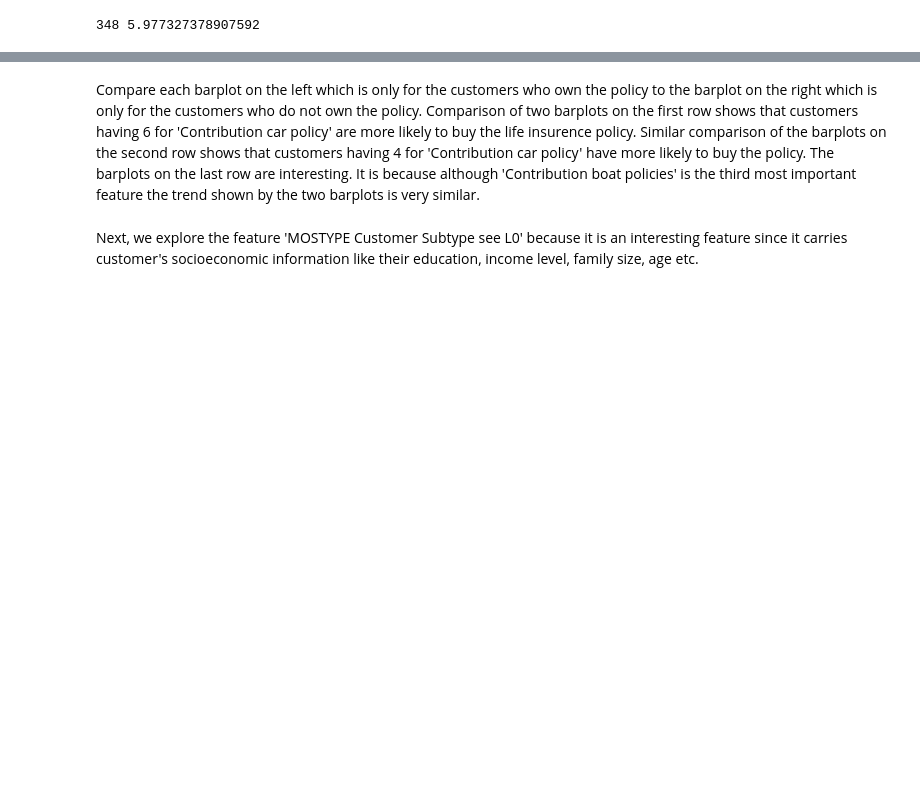
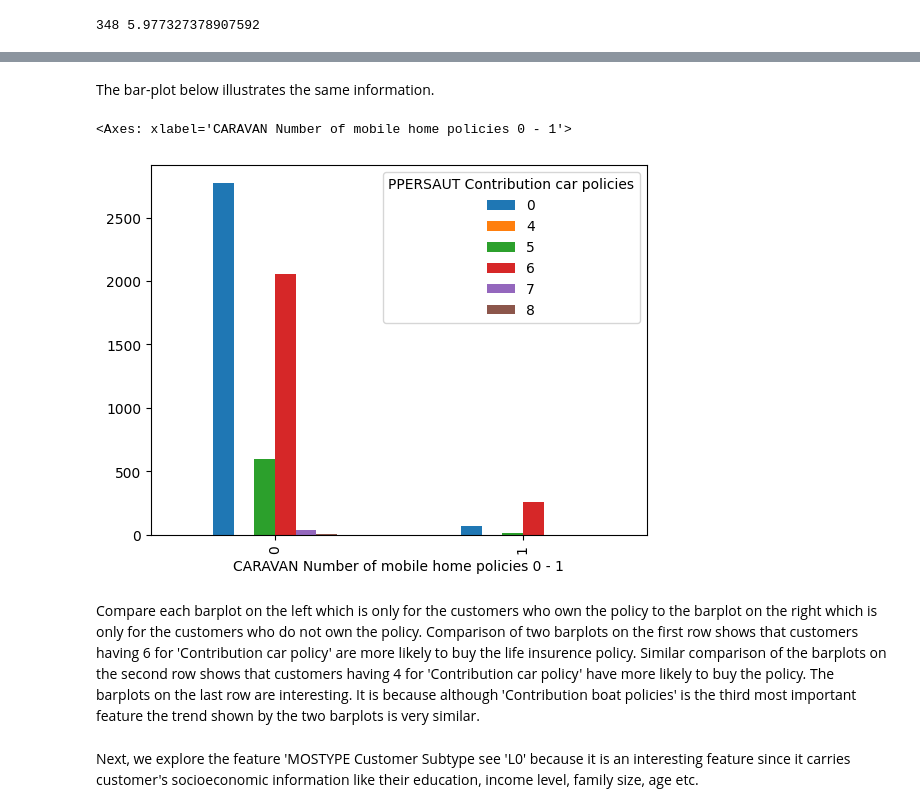
Before and after one commit to sabin413/CoIL-2000-Challenge, a Jupyter notebook: Data preparation and exploratory analysis.ipynb, the cells around one changed output, grey strips where cells are left out. Saved outputs shown, nothing was run; the diff lists cells and outputs as text; code cells hidden in the pictures; blank space fills up the shorter version.

```diff
--- a/Data preparation and exploratory analysis.ipynb
+++ b/Data preparation and exploratory analysis.ipynb
@@ -151,7 +189,15 @@ df_no[ 'PPLEZIER Contribution boat policies'].value_counts(normalize=True).plot.
+# %% [markdown]
+The bar-plot below illustrates the same information.
+# %%
+df.groupby(['CARAVAN Number of mobile home policies 0 - 1','PPERSAUT Contribution car policies']) \
+['PPERSAUT Contribution car policies'].count().unstack().plot.bar()
+# %% [output]
+<Axes: xlabel='CARAVAN Number of mobile home policies 0 - 1'>
+[figure, added]
 # %% [markdown]
 Compare each barplot on the left which is only for the customers who own the policy to the barplot on the right which is only for the customers who do not own the policy. Comparison of two barplots on the first row shows that customers having 6 for 'Contribution car policy' are more likely to buy the life insurence policy. Similar comparison of the barplots on the second row shows that customers having 4 for 'Contribution car policy' have more likely to buy the policy. The barplots on the last row are interesting. It is because  although 'Contribution boat policies' is the third most important feature the trend shown by the two barplots is very similar.
 # %% [markdown]
-Next, we explore the feature 'MOSTYPE Customer Subtype see L0' because it is an interesting feature since it carries customer's
+Next, we explore the feature 'MOSTYPE Customer Subtype see 'L0' because it is an interesting feature since it carries customer's
 socioeconomic information like their education, income level, family size, age etc.
 # %%
 %matplotlib inline
```
Also changed, not shown: parts of 22 cells of this notebook, 1 other file.
